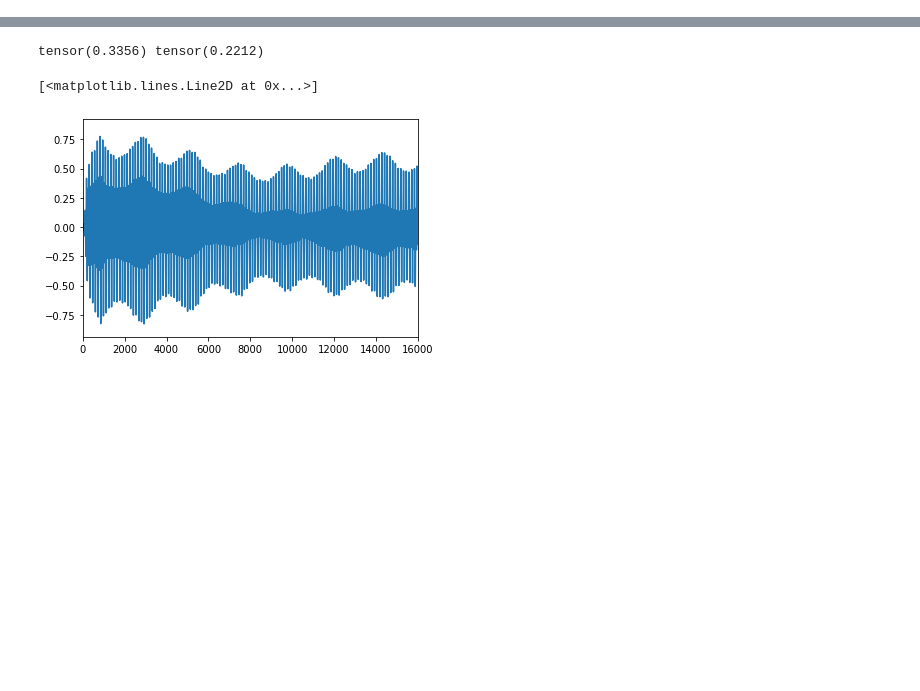
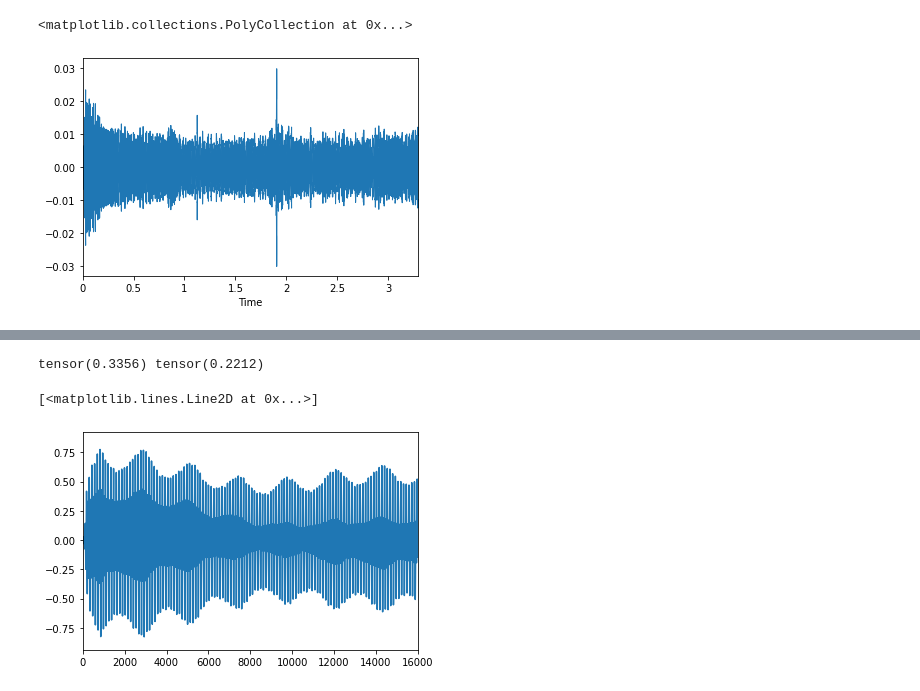
Before and after one commit to pgigioli/music_ml, a Jupyter notebook: data_preprocessing.ipynb, the cells around one changed output, grey strips where cells are left out. Drawn from its saved outputs; the diff is of its cells as text; code cells hidden in the pictures; blank space fills up the shorter version.

```diff
--- a/data_preprocessing.ipynb
+++ b/data_preprocessing.ipynb
@@ -17,0 +156,4 @@ import scipy.io.wavfile as sciwav
+# %%
+dataset = AcousticSceneMusicSegmentation('data/DCASE2018/Task1', 'data/nsynth', 'train')
+# %%
+audio, _, _ = combine_audio(dataset.scene_files[0], dataset.music_files[5], random_volume_reduction=True)
@@ -17,0 +185,5 @@ import scipy.io.wavfile as sciwav
+# %%
+librosa.display.waveplot(music, sr=16000)
+# %% [output]
+<matplotlib.collections.PolyCollection at 0x...>
+[figure, added]
```
Also changed, not shown: parts of 58 cells of this notebook, 10 other files.
